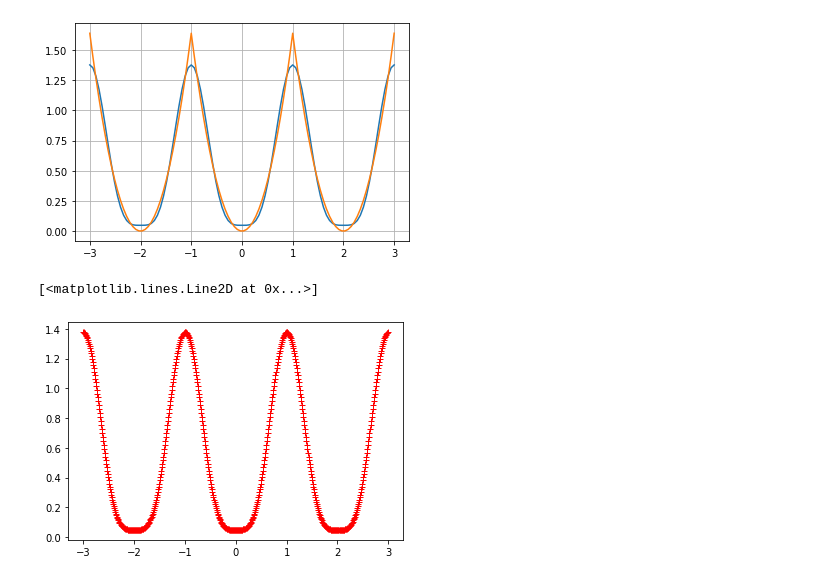
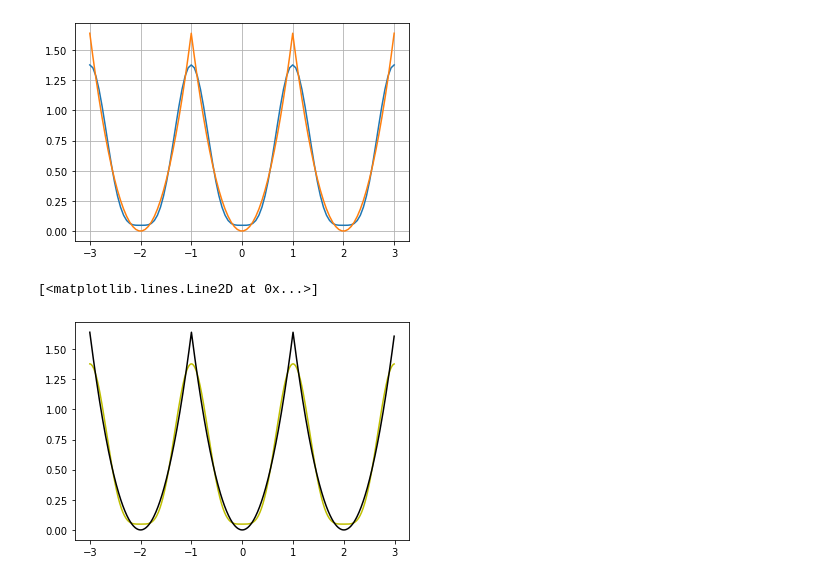
Before and after one commit to zuberoo/LAB2-SYGNALY, a Jupyter notebook: Lab2Sygnaly.ipynb, the cells around one changed output. Drawn from its saved outputs; the diff is of its cells as text; code cells hidden in the pictures.

```diff
--- a/Lab2Sygnaly.ipynb
+++ b/Lab2Sygnaly.ipynb
@@ -65,19 +61,20 @@ plt.show()
 # %%
 n = 2
 
 def s(t):
   return p*t**2
 
 A = [0 for k in range(3)]
 A[0] = 1/T * quad(f0,a,b)[0]
 for k in range(1,n+1):
   A[k]=2/T * quad(lambda t: s(t) * np.cos(w*k*t),a,b)[0]
 sum=A[0]
 x=np.arange(-3,3,0.01)
 for k in range(1,3):
   sum+=A[k]*np.cos(k*x*w)
 
-plt.plot(x,sum,'+r')
+plt.plot(x,sum,'y')
+plt.plot(x,f(x), 'k')
 # %% [output]
 [<matplotlib.lines.Line2D at 0x...>]
-[figure, old version]
+[figure, new version]
```
Also changed, not shown: parts of 1 cell of this notebook.
